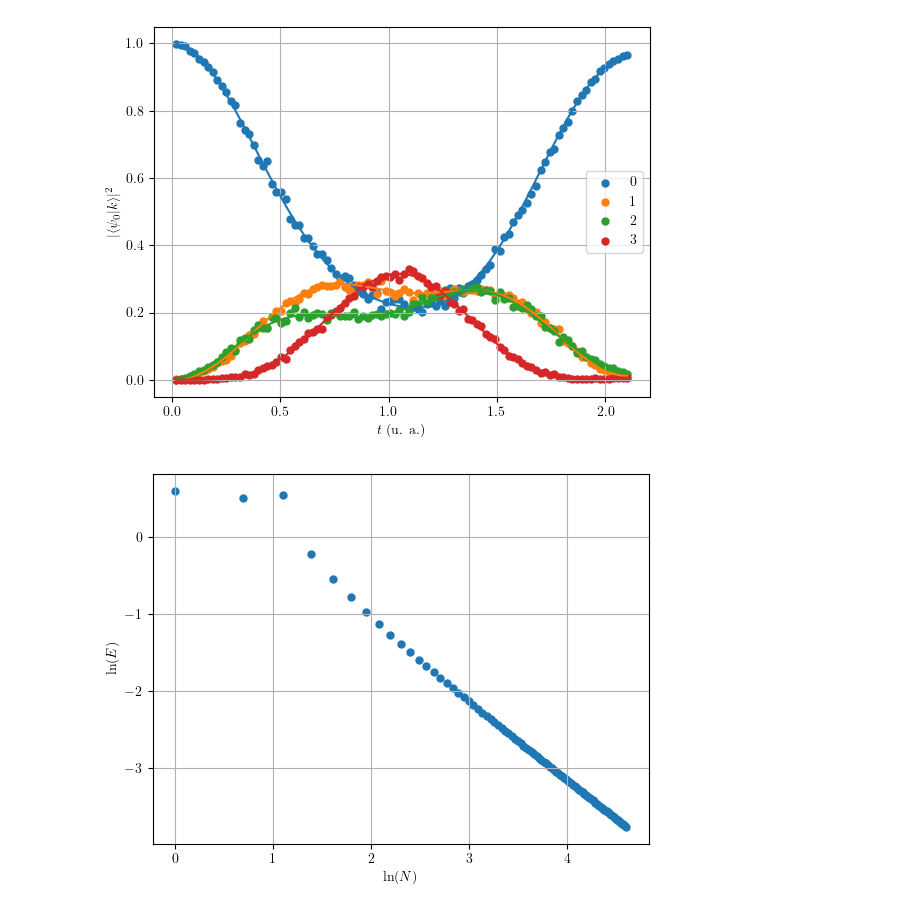
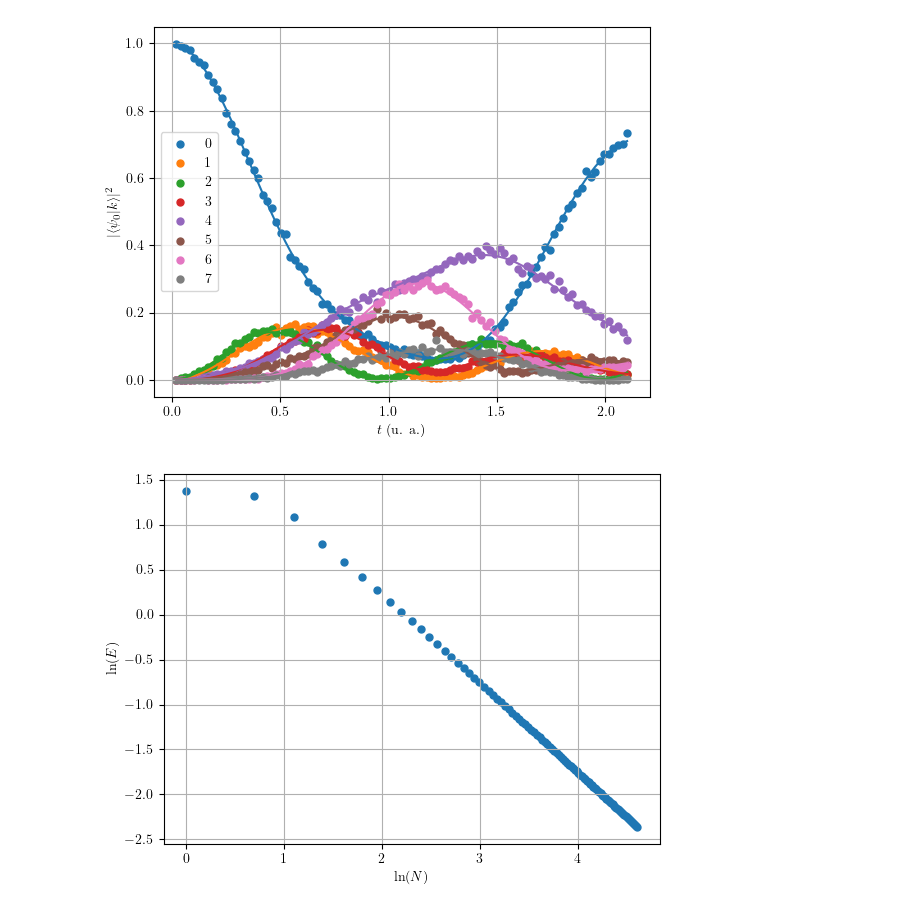
Before and after one commit to DiegoHerrera262/Thesis2020, a Jupyter notebook: PyHeisenberg/Debugging.ipynb, the cells around one changed output. Drawn from its saved outputs; the diff is of its cells as text; code cells hidden in the pictures.

Commit message:
feature: included routines for error analysis

```diff
--- a/PyHeisenberg/Debugging.ipynb
+++ b/PyHeisenberg/Debugging.ipynb
@@ -4,9 +4,9 @@ import numpy as np
 # %%
 testGraph = HeisenbergGraph(
     spinInteractions={
-        (0, 1): [0.5, 0.6, 0.5],
-        # (1, 2): [0.8, 0.7, 0.8],
-        # (0, 2): [1, 1, 1],
+        (0, 1): [0.5, 0.2, 0.7],
+        (1, 2): [0.6, 0.9, 0.2],
+        (0, 2): [0.7, 0.4, 0.1],
         # (1, 2): [1, 1, 1],
         # (2, 3): [1, 1, 1],
         # (3, 0): [1, 1, 1],
@@ -14,7 +14,7 @@ testGraph = HeisenbergGraph(
     externalField={
         0: [1.0, 0.0, 1.0],
         1: [1.0, 0.8, 1.0],
-        # 2: [0.0, 0.0, 0.2],
+        2: [0.3, 0.7, 0.2],
         # 3: [0, 0, 0],
     },
     localSimulation=True,
@@ -28,10 +28,13 @@ testAnalyzer.comparativeEvolution(
     t=2.1
 )
 # %% [output]
-[figure, old version]
+[figure, new version]
 # %%
-stepsExponent, _, _, _, _ = testAnalyzer.unitaryErrorStepsPlot(MAX_STEPS=100, t=4.1)
+stepsExponent, _, _, _, _ = testAnalyzer.unitaryErrorStepsPlot(
+    MAX_STEPS=100,
+    t=2.1
+)
 # %% [output]
-[figure, old version]
+[figure, new version]
 # %%
 timesExponent, _, _, _, _ = testAnalyzer.unitaryErrorTimePlot(
```
Also changed, not shown: parts of 5 cells of this notebook, 1 other file.
